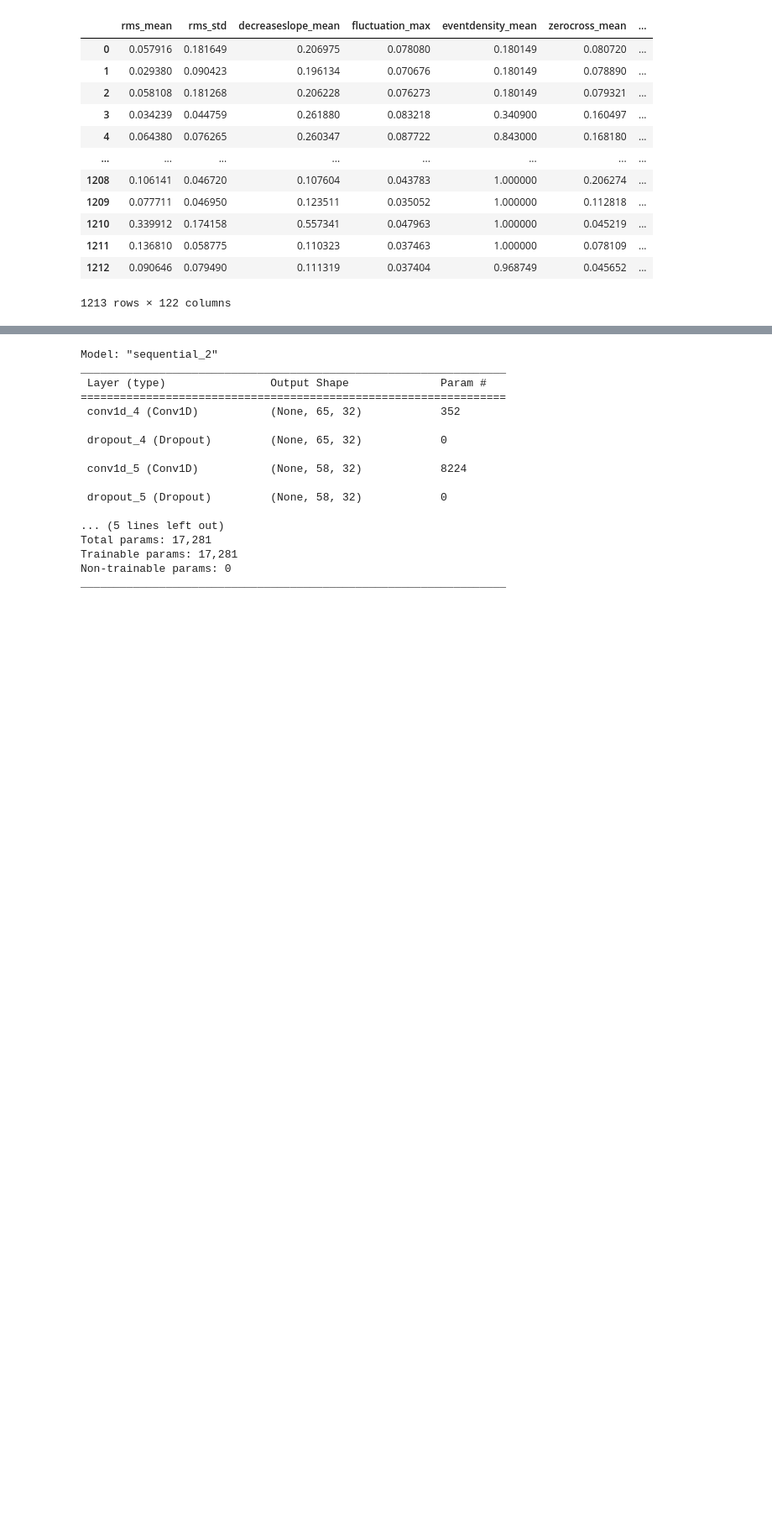
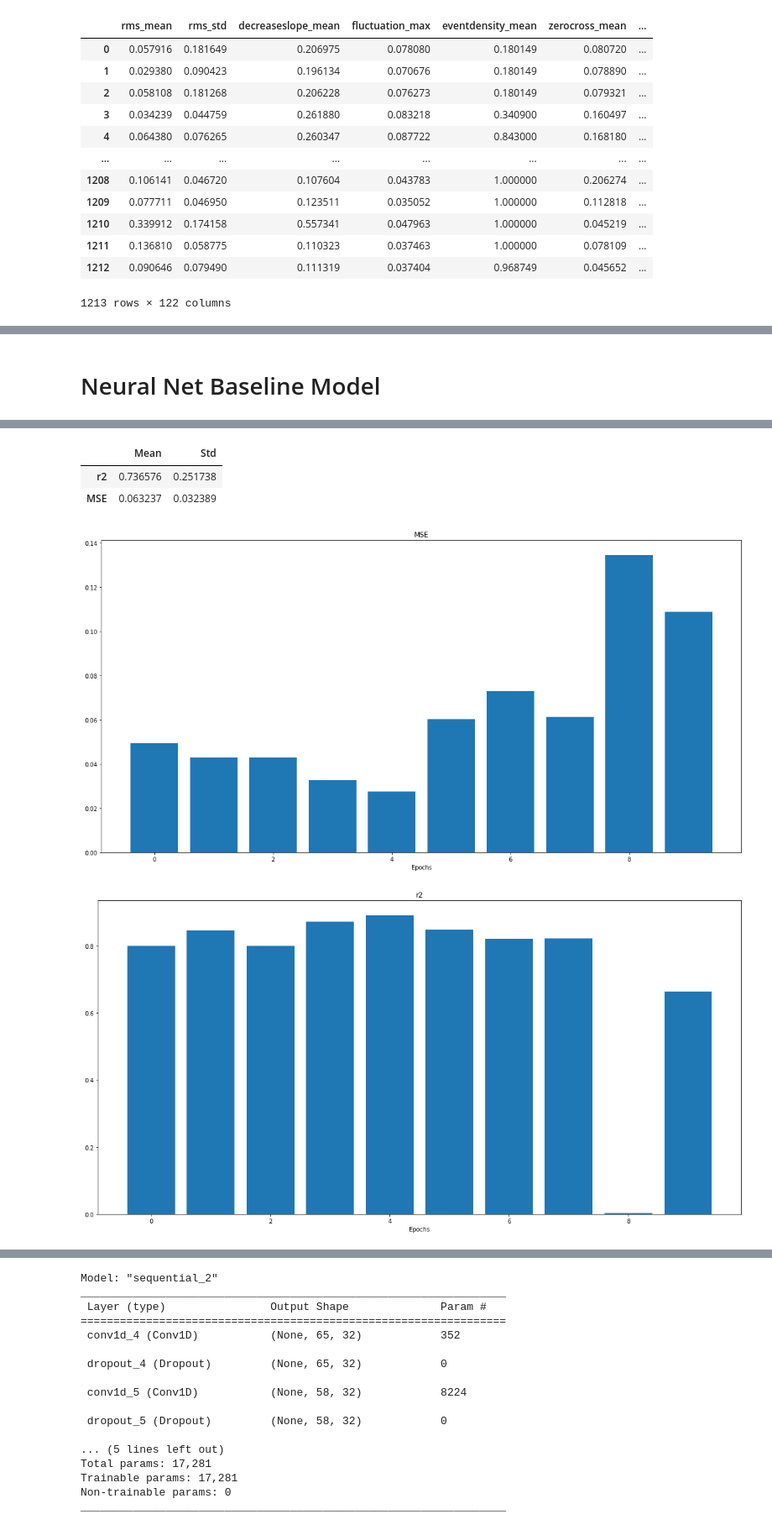
Before and after one commit to TheKangChen/soundscape-emotion-recognition-models, a Jupyter notebook: model_training.ipynb, the cells around one changed output, grey strips where cells are left out. Shown: that part at 84% size. Drawn from its saved outputs; the diff is of its cells as text; code cells hidden in the pictures; blank space fills up the shorter version.

Commit message:
baseline neural net trained with comparable mse & r2

```diff
--- a/model_training.ipynb
+++ b/model_training.ipynb
@@ -357,0 +360,73 @@ s.set_table_styles([
+# %% [markdown]
+# Neural Net Baseline Model
+# %%
+# Arousal Neural Net
+kfold = KFold(n_splits=10)
+k = 0
+r2 = np.empty((1,0),dtype=float)
+mse = np.empty((1,0),dtype=float)
+
+for train_index, test_index in kfold.split(all_features_norm):
+    k += 1
+    print(f'KFold Split: {k}')
+    train_X, test_X = all_features_norm.iloc[train_index, :], all_features_norm.iloc[test_index, :]
+    train_Y, test_Y = aro_y[train_index], aro_y[test_index]
+
+    train_dataset = tf.data.Dataset.from_tensor_slices((train_X, train_Y))
+    test_dataset = tf.data.Dataset.from_tensor_slices((test_X, test_Y))
+    SHUFFLE_BUFFER_SIZE = 121
+
+    BATCH_SIZE = 1
+    train_dataset = train_dataset.shuffle(SHUFFLE_BUFFER_SIZE).batch(BATCH_SIZE)
+    test_dataset = test_dataset.batch(BATCH_SIZE)
+
+    aro_model = keras.Sequential([
+        keras.layers.Dense(50, activation='relu'),
+        keras.layers.Dropout(0.2),
+        keras.layers.Dense(20, activation='relu'),
+        keras.layers.Dropout(0.2),
+        keras.layers.Dense(1, activation='linear')
+    ])
+
+    aro_model.compile(
+        optimizer=keras.optimizers.RMSprop(),
+        loss=keras.losses.MeanSquaredError(),
+        metrics=['mse']
+    )
+
+    aro_model.fit(train_dataset, epochs=10, verbose=0)
+    pred = aro_model.predict(test_X)
+    r2 = np.append(r2,r2_score(test_Y, pred))
+    mse = np.append(mse, mean_squared_error(test_Y, pred))
+
+print('Arousal - 10 fold cross validation')
+print('r2:')
+print(r2)
+print('MSE:')
+print(mse)
+
+aro_data = {
+    'Mean': [
+        np.mean(r2),
+        np.mean(mse)
+    ],
+    'Std': [
+        np.std(r2),
+        np.std(mse)
+    ]}
+index = ['r2', 'MSE']
+
+epochs = range(len(mse))
+plt.figure(figsize=(20,10))
+plt.bar(epochs, mse, label='MSE')
+plt.xlabel('KFold Split')
+plt.title('MSE')
+
+plt.figure(figsize=(20,10))
+plt.bar(epochs, r2, label='r2')
+plt.xlabel('KFold Split')
+plt.title('r2')
+
+aro_df = pd.DataFrame(data=aro_data, index=index)
+aro_df
+# %% [output]
@@ -357,0 +450,5 @@ s.set_table_styles([
+|  | Mean | Std |
+| r2 | 0.736576 | 0.251738 |
+| MSE | 0.063237 | 0.032389 |
+[figure, added]
+[figure, added]
```
Also changed, not shown: parts of 19 cells of this notebook.
